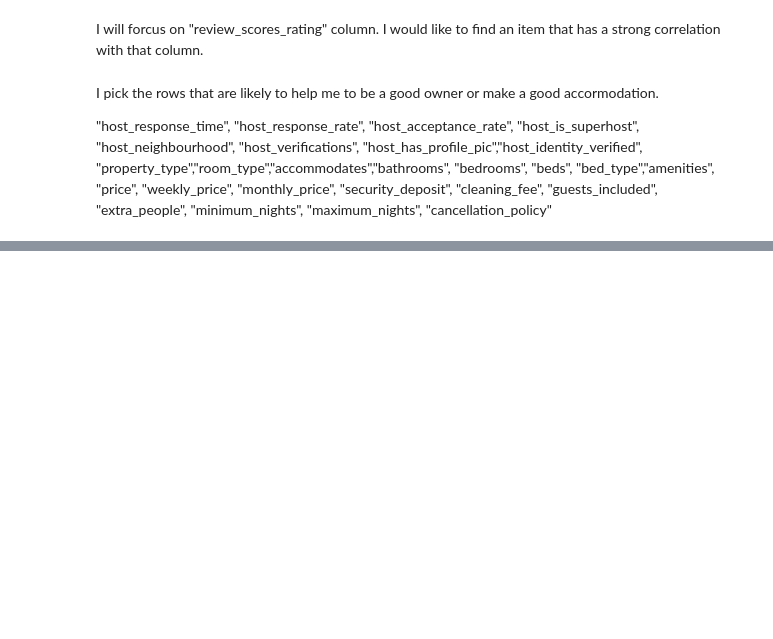
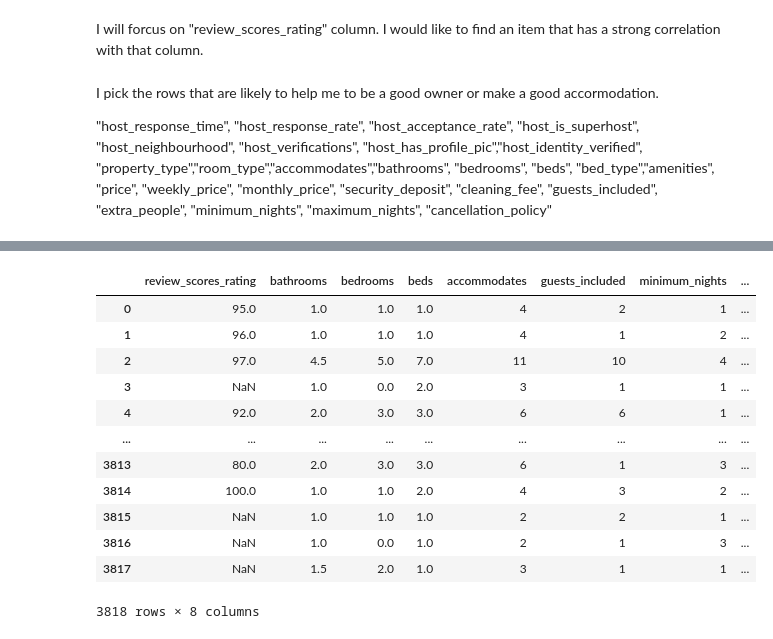
Before and after one commit to unoszte0291/seattle_airbnb_data, a Jupyter notebook: Write A Data Science Blog Post.ipynb, the cells around one changed output, grey strips where cells are left out. Drawn from its saved outputs; the diff is of its cells as text; code cells hidden in the pictures; blank space fills up the shorter version.

```diff
--- a/Write A Data Science Blog Post.ipynb
+++ b/Write A Data Science Blog Post.ipynb
@@ -223 +266,18 @@ I pick the rows that are likely to help me to be a good owner or make a good acc
+# %%
+listings_1 = listings[["review_scores_rating","bathrooms","bedrooms","beds","accommodates","guests_included","minimum_nights","maximum_nights"]]
+listings_1
+# %% [output]
+|  | review_scores_rating | bathrooms | bedrooms | beds | accommodates | guests_included | minimum_nights | ... |
+| 0 | 95.0 | 1.0 | 1.0 | 1.0 | 4 | 2 | 1 | ... |
+| 1 | 96.0 | 1.0 | 1.0 | 1.0 | 4 | 1 | 2 | ... |
+| 2 | 97.0 | 4.5 | 5.0 | 7.0 | 11 | 10 | 4 | ... |
+| 3 | NaN | 1.0 | 0.0 | 2.0 | 3 | 1 | 1 | ... |
+| 4 | 92.0 | 2.0 | 3.0 | 3.0 | 6 | 6 | 1 | ... |
+| ... | ... | ... | ... | ... | ... | ... | ... | ... |
+| 3813 | 80.0 | 2.0 | 3.0 | 3.0 | 6 | 1 | 3 | ... |
+| 3814 | 100.0 | 1.0 | 1.0 | 2.0 | 4 | 3 | 2 | ... |
+| 3815 | NaN | 1.0 | 1.0 | 1.0 | 2 | 2 | 1 | ... |
+| 3816 | NaN | 1.0 | 0.0 | 1.0 | 2 | 1 | 3 | ... |
+| 3817 | NaN | 1.5 | 2.0 | 1.0 | 3 | 1 | 1 | ... |
+3818 rows × 8 columns
 # %%
```
Also changed, not shown: parts of 16 cells of this notebook.
